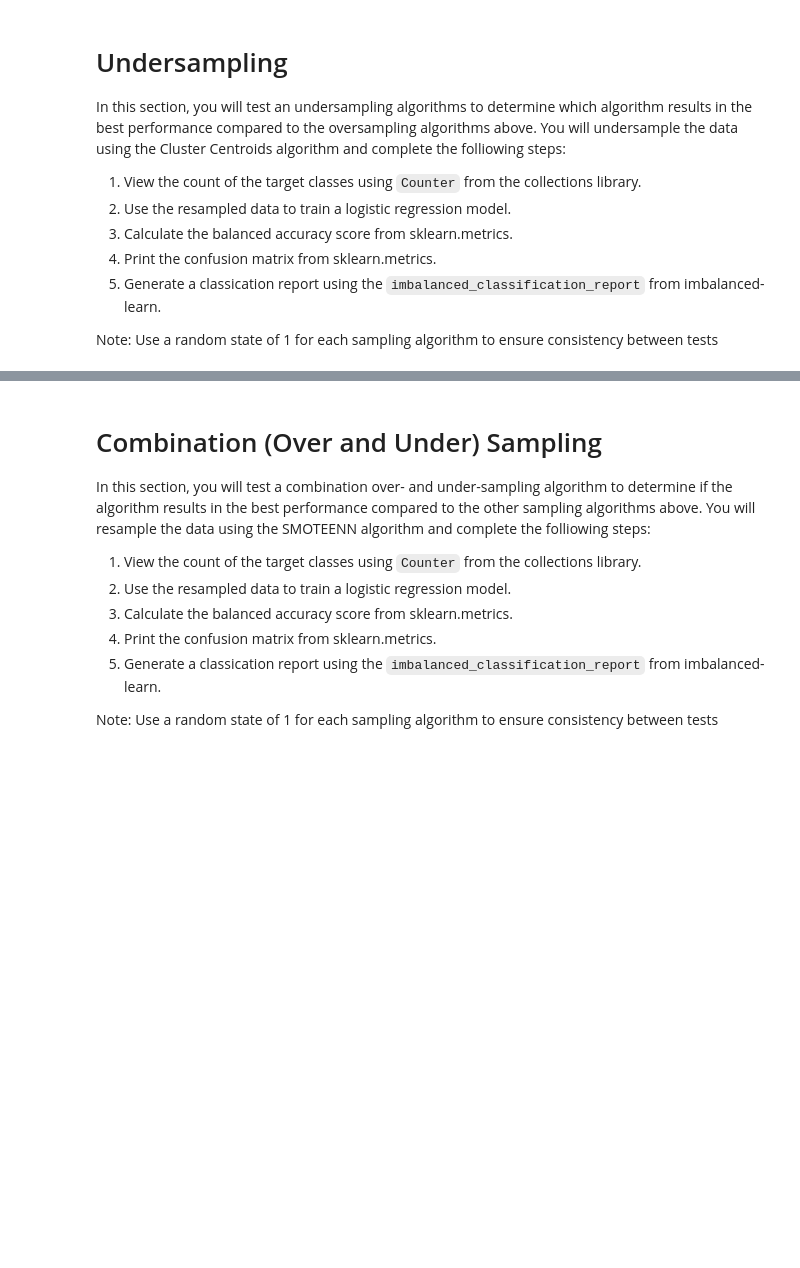
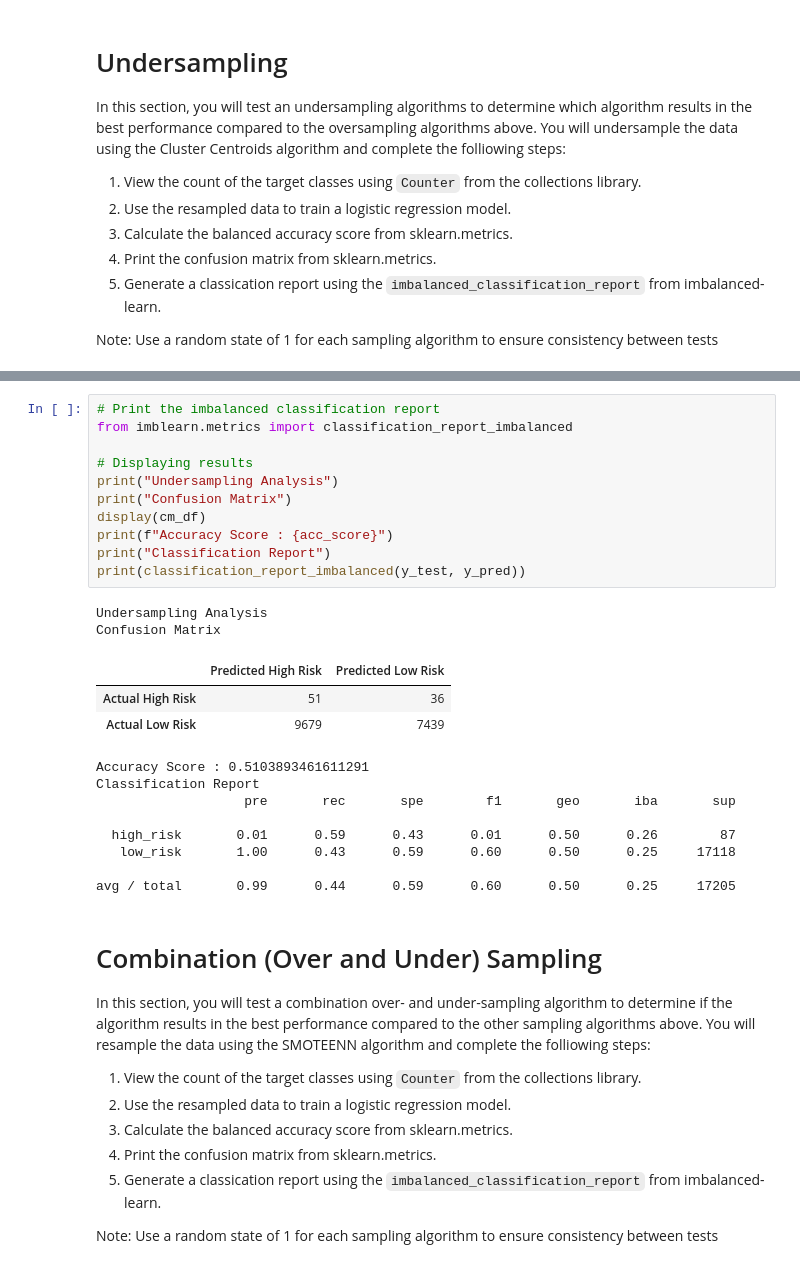
Before and after one commit to Anoobis5/Credit_Risk_Analysis, a Jupyter notebook: credit_risk_resampling.ipynb, the cells around one changed output, grey strips where cells are left out. Drawn from its saved outputs; the diff is of its cells as text; blank space fills up the shorter version.

```diff
--- a/credit_risk_resampling.ipynb
+++ b/credit_risk_resampling.ipynb
@@ -291,3 +291,28 @@ avg / total       0.99      0.42      0.67      0.58      0.53      0.27     172
+# %%
+# Print the imbalanced classification report
+from imblearn.metrics import classification_report_imbalanced
+
+# Displaying results
+print("Undersampling Analysis")
+print("Confusion Matrix")
+display(cm_df)
+print(f"Accuracy Score : {acc_score}")
+print("Classification Report")
+print(classification_report_imbalanced(y_test, y_pred))
+# %% [output]
+Undersampling Analysis
+Confusion Matrix
+|  | Predicted High Risk | Predicted Low Risk |
+| Actual High Risk | 51 | 36 |
+| Actual Low Risk | 9679 | 7439 |
+Accuracy Score : 0.5103893461611291
+Classification Report
+                   pre       rec       spe        f1       geo       iba       sup
+
+  high_risk       0.01      0.59      0.43      0.01      0.50      0.26        87
+   low_risk       1.00      0.43      0.59      0.60      0.50      0.25     17118
+
+avg / total       0.99      0.44      0.59      0.60      0.50      0.25     17205
 # %% [markdown]
 # Combination (Over and Under) Sampling
 
```
Also changed, not shown: parts of 14 cells of this notebook.
